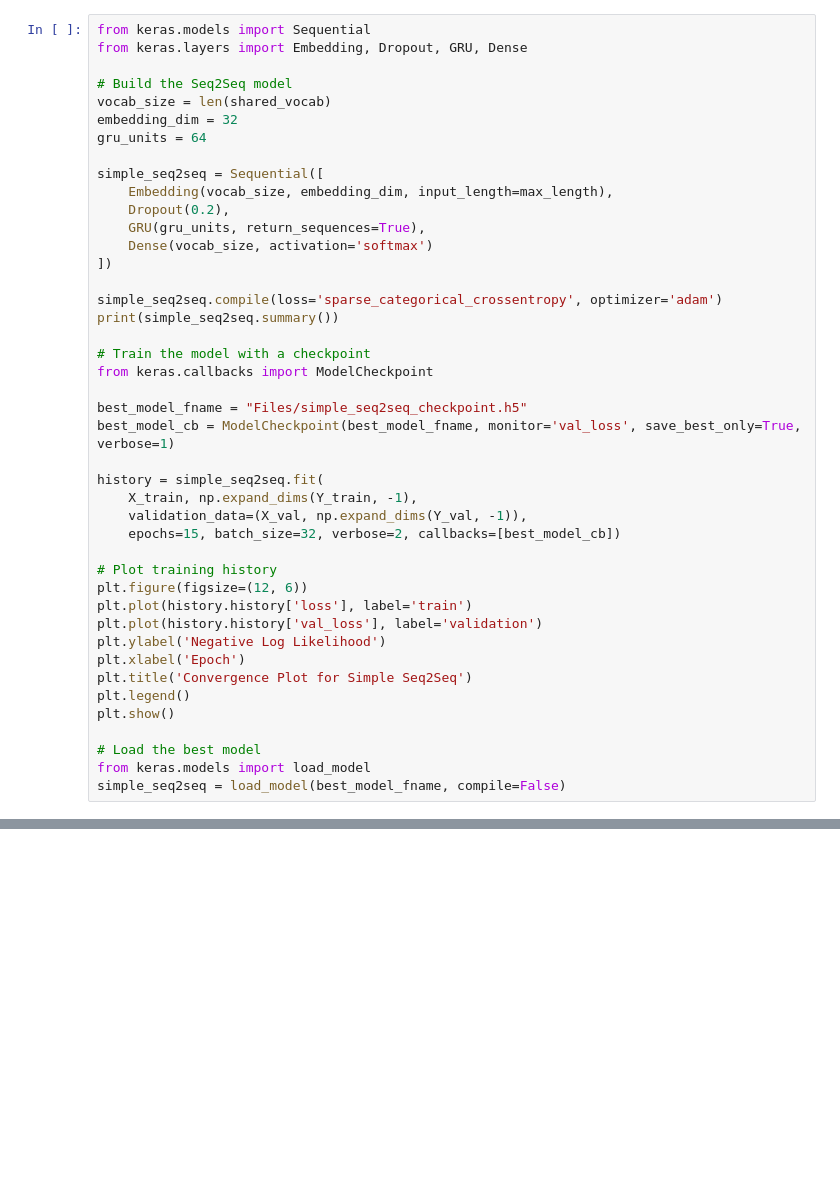
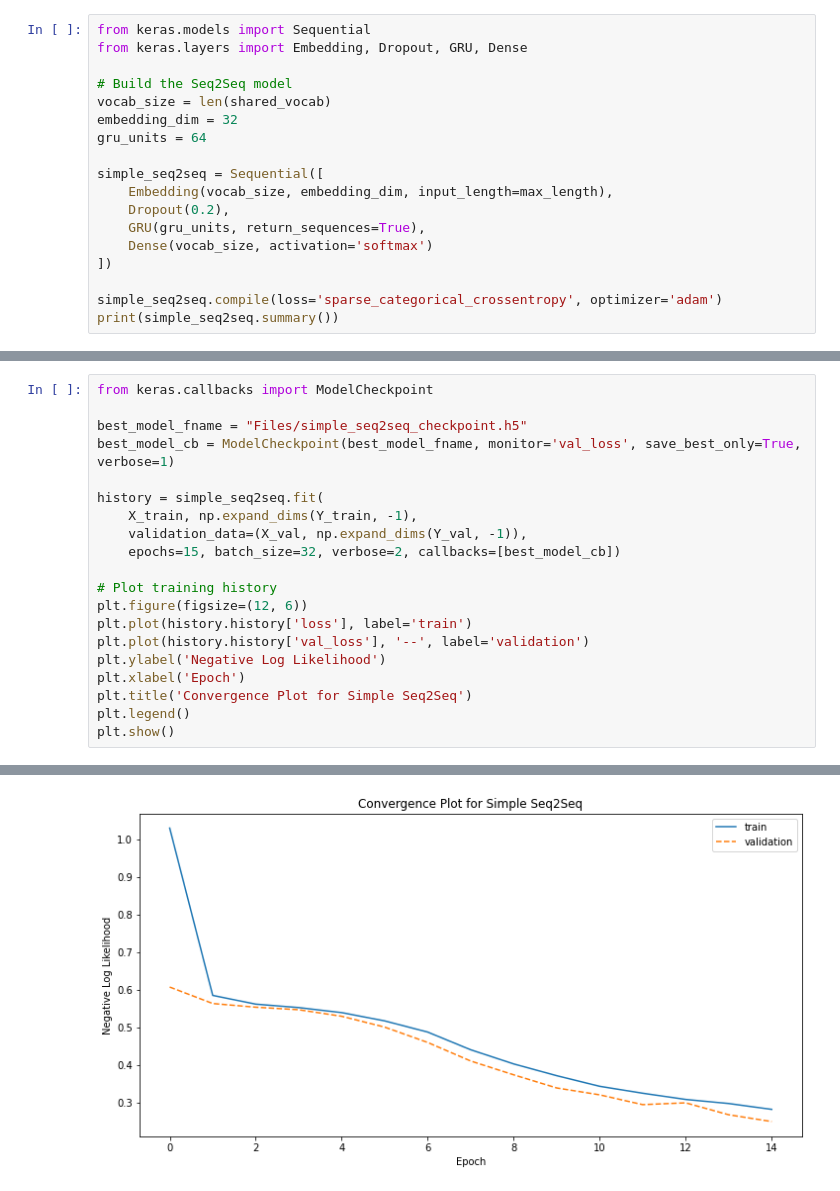
Before and after one commit to KeremDUZENLI/python-keras-deep-learning, a Jupyter notebook: notebooks/7_text_classification_seq2seq_translation.ipynb, the cells around one changed output, grey strips where cells are left out. Cells and saved outputs as stored; diff of their text form; blank space fills up the shorter version.

```diff
--- a/notebooks/7_text_classification_seq2seq_translation.ipynb
+++ b/notebooks/7_text_classification_seq2seq_translation.ipynb
@@ -398,29 +563,4 @@ simple_seq2seq = Sequential([
 
 simple_seq2seq.compile(loss='sparse_categorical_crossentropy', optimizer='adam')
 print(simple_seq2seq.summary())
-
-# Train the model with a checkpoint
-from keras.callbacks import ModelCheckpoint
-
-best_model_fname = "Files/simple_seq2seq_checkpoint.h5"
-best_model_cb = ModelCheckpoint(best_model_fname, monitor='val_loss', save_best_only=True, verbose=1)
-
-history = simple_seq2seq.fit(
-    X_train, np.expand_dims(Y_train, -1),
-    validation_data=(X_val, np.expand_dims(Y_val, -1)),
-    epochs=15, batch_size=32, verbose=2, callbacks=[best_model_cb])
-
-# Plot training history
-plt.figure(figsize=(12, 6))
-plt.plot(history.history['loss'], label='train')
-plt.plot(history.history['val_loss'], label='validation')
-plt.ylabel('Negative Log Likelihood')
-plt.xlabel('Epoch')
-plt.title('Convergence Plot for Simple Seq2Seq')
-plt.legend()
-plt.show()
-
-# Load the best model
-from keras.models import load_model
-simple_seq2seq = load_model(best_model_fname, compile=False)
 # %% [output]
@@ -445,0 +586,21 @@ AttributeError: 'str' object has no attribute 'decode'
+# %%
+from keras.callbacks import ModelCheckpoint
+
+best_model_fname = "Files/simple_seq2seq_checkpoint.h5"
+best_model_cb = ModelCheckpoint(best_model_fname, monitor='val_loss', save_best_only=True, verbose=1)
+
+history = simple_seq2seq.fit(
+    X_train, np.expand_dims(Y_train, -1),
+    validation_data=(X_val, np.expand_dims(Y_val, -1)),
+    epochs=15, batch_size=32, verbose=2, callbacks=[best_model_cb])
+
+# Plot training history
+plt.figure(figsize=(12, 6))
+plt.plot(history.history['loss'], label='train')
+plt.plot(history.history['val_loss'], '--', label='validation')
+plt.ylabel('Negative Log Likelihood')
+plt.xlabel('Epoch')
+plt.title('Convergence Plot for Simple Seq2Seq')
+plt.legend()
+plt.show()
+# %% [output]
@@ -446 +624,2 @@ AttributeError: 'str' object has no attribute 'decode'
+[figure, added]
 # %% [markdown]
```
Also changed, not shown: parts of 46 cells of this notebook, 5 other files.
